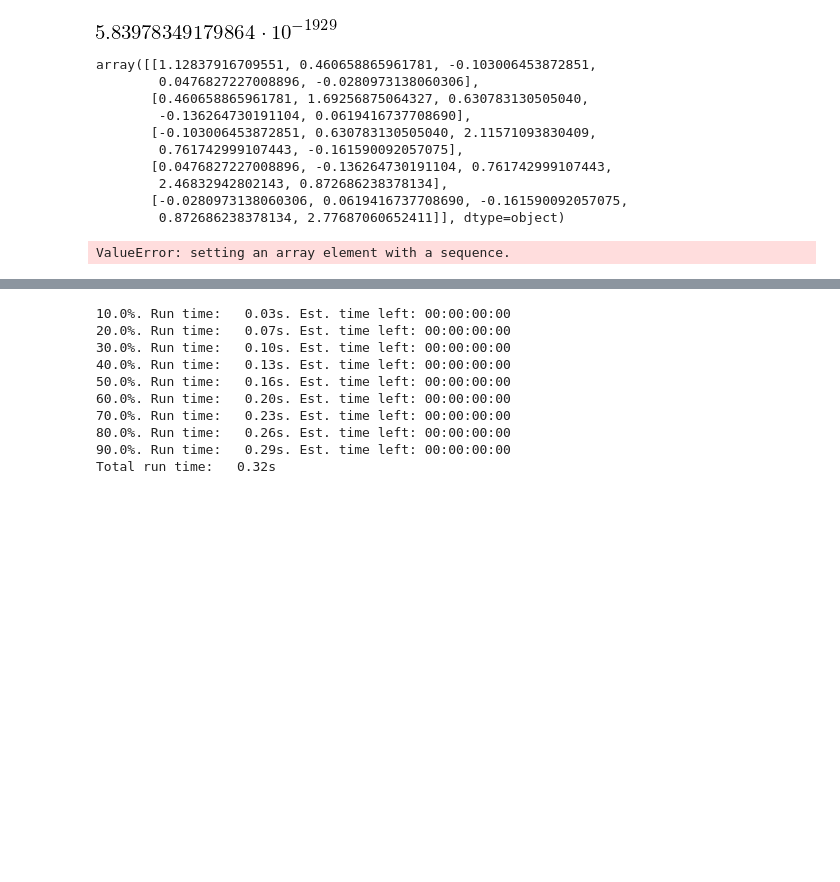
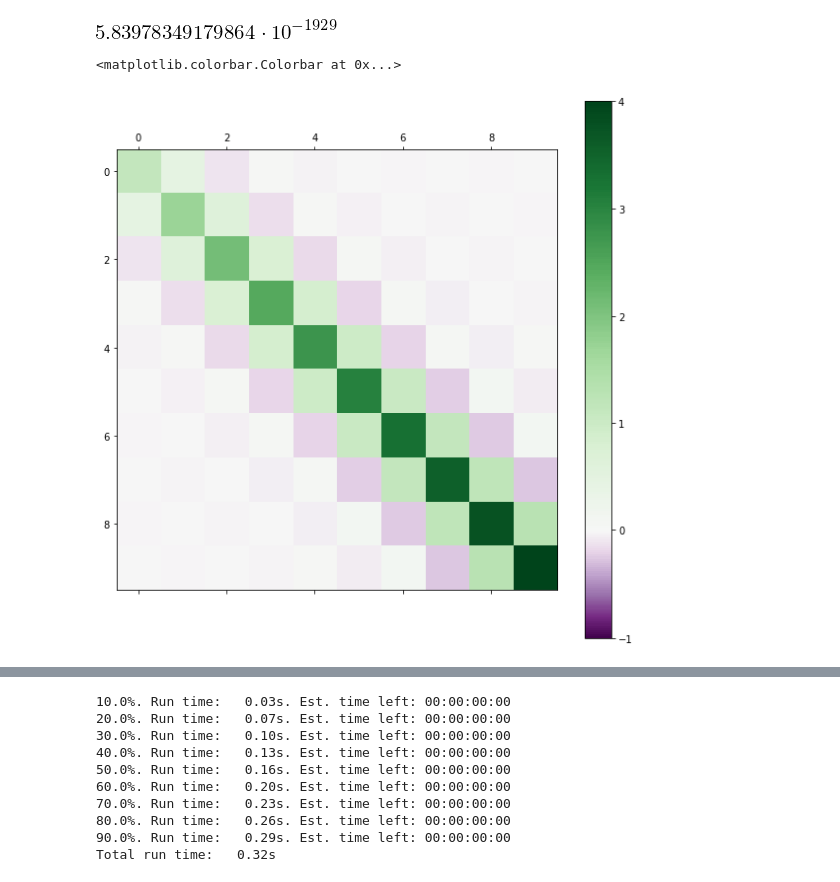
Before and after one commit to behnamgit/Q_Heat_Engine, a Jupyter notebook: Half_HO.ipynb, the cells around one changed output, grey strips where cells are left out. Cells and saved outputs as stored; diff of their text form; code cells hidden in the pictures; blank space fills up the shorter version.

```diff
--- a/Half_HO.ipynb
+++ b/Half_HO.ipynb
@@ -38,25 +53,14 @@ def integrand(x,n,m):
 X_el = lambda n,m: N( integrate(integrand(x,n,m),(x,0,100)) )
 X_el_vectorized = np.vectorize(X_el, otypes = [np.ndarray])
 # %%
-X = np.fromfunction(X_el_vectorized, (5,5), dtype=int)
+X = np.fromfunction(X_el_vectorized, (10,10), dtype=int)
+
+X = X.astype('float')
-# %%
-X
-# %% [output]
-array([[1.12837916709551, 0.460658865961781, -0.103006453872851,
-        0.0476827227008896, -0.0280973138060306],
-       [0.460658865961781, 1.69256875064327, 0.630783130505040,
-        -0.136264730191104, 0.0619416737708690],
-       [-0.103006453872851, 0.630783130505040, 2.11571093830409,
-        0.761742999107443, -0.161590092057075],
-       [0.0476827227008896, -0.136264730191104, 0.761742999107443,
-        2.46832942802143, 0.872686238378134],
-       [-0.0280973138060306, 0.0619416737708690, -0.161590092057075,
-        0.872686238378134, 2.77687060652411]], dtype=object)
-# %%
-def f(x):
-    return x * np.array([1,1,1,1,1], dtype=np.float32)
-g = np.vectorize(f)#, otypes=[np.ndarray])
-a = np.arange(4)
-print(g(a))
-# %% [output]
-ValueError: setting an array element with a sequence.
+# %%
+plt.figure(figsize=(10,10))
+norm = MidpointNormalize(midpoint=0)
+plt.matshow(X,fignum=0,vmin=-1,vmax=4, norm=norm,cmap=plt.cm.PRGn)
+plt.colorbar()
+# %% [output]
+<matplotlib.colorbar.Colorbar at 0x...>
+[figure, added]
```
Also changed, not shown: parts of 8 cells of this notebook.
